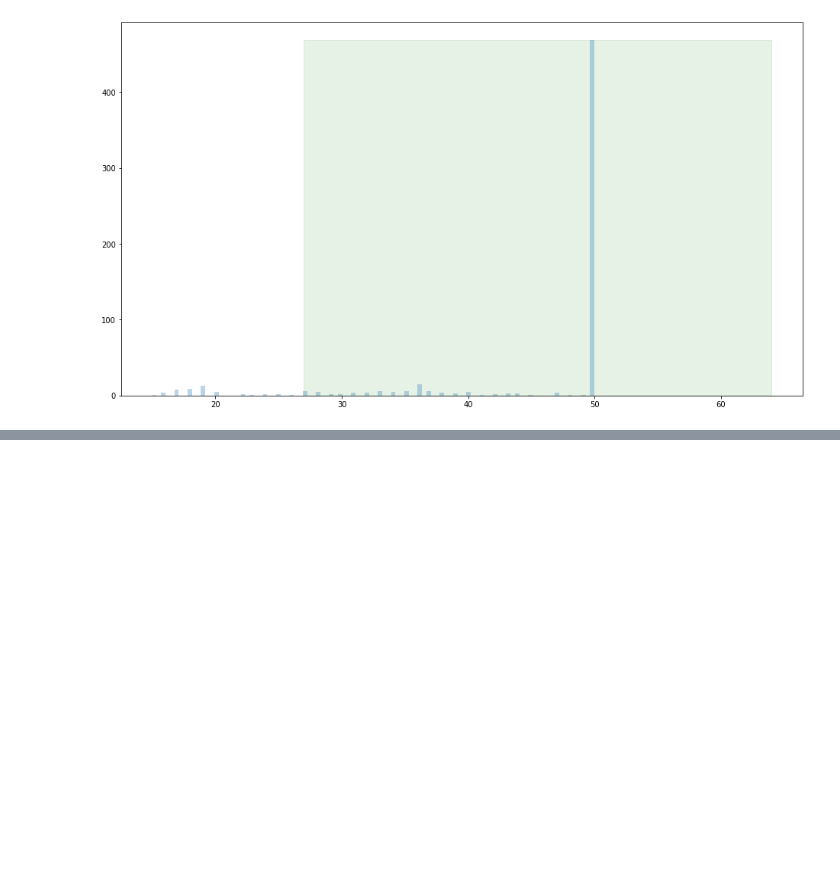
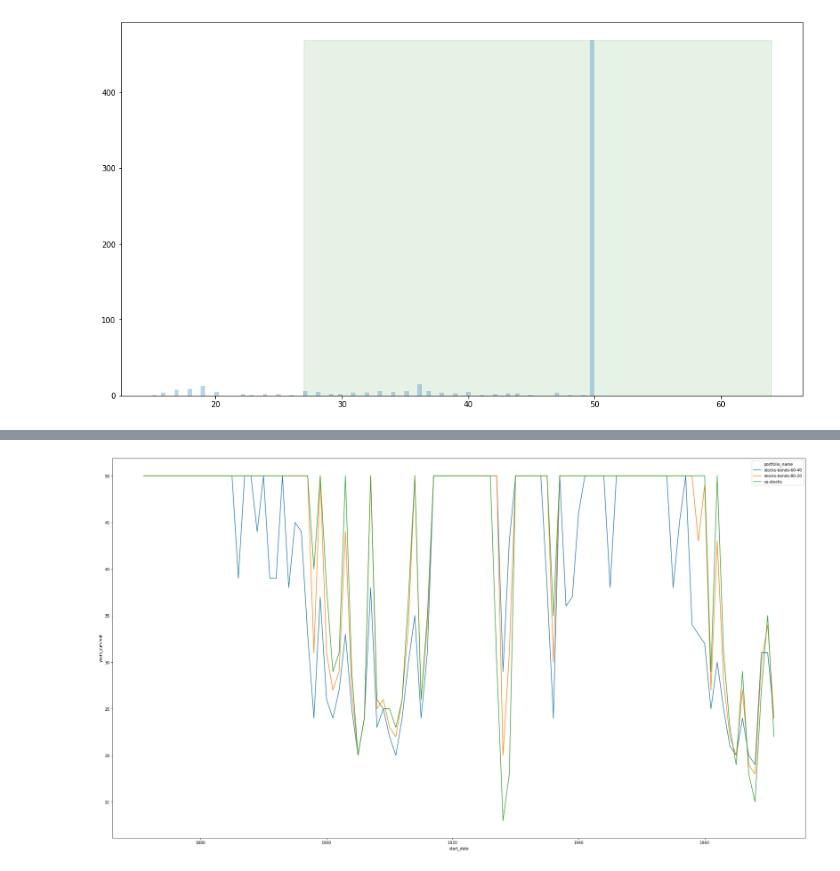
Before and after one commit to AcollaMolla/investment-analysis, a Jupyter notebook: portfolio_withdrawal_analysis_etf.ipynb, the cells around one changed output, grey strips where cells are left out. Drawn from its saved outputs; the diff is of its cells as text; code cells hidden in the pictures; blank space fills up the shorter version.

```diff
--- a/portfolio_withdrawal_analysis_etf.ipynb
+++ b/portfolio_withdrawal_analysis_etf.ipynb
@@ -233,0 +261,7 @@ plt.fill_betweenx([0, height.max()], ci[0], ci[1], color='g', alpha=0.1)
+# %%
+df4 = results_df[(results_df['withdrawal_rate'] == 0.05) & (results_df['portfolio_name'].isin(['stocks-bonds-80-20', 'stocks-bonds-60-40', 'us-stocks']))]
+fig, ax = plt.subplots(figsize=(32,18))
+sns.lineplot(x='start_date', y='years_survival', hue='portfolio_name', data=df4)
+plt.show()
+# %% [output]
+[figure, added]
```
Also changed, not shown: parts of 12 cells of this notebook.
